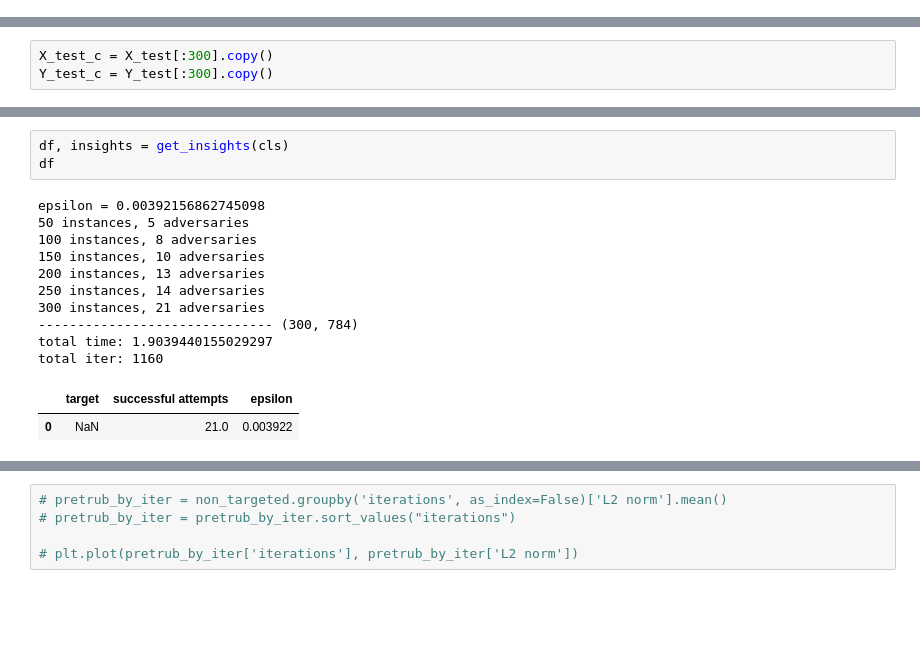
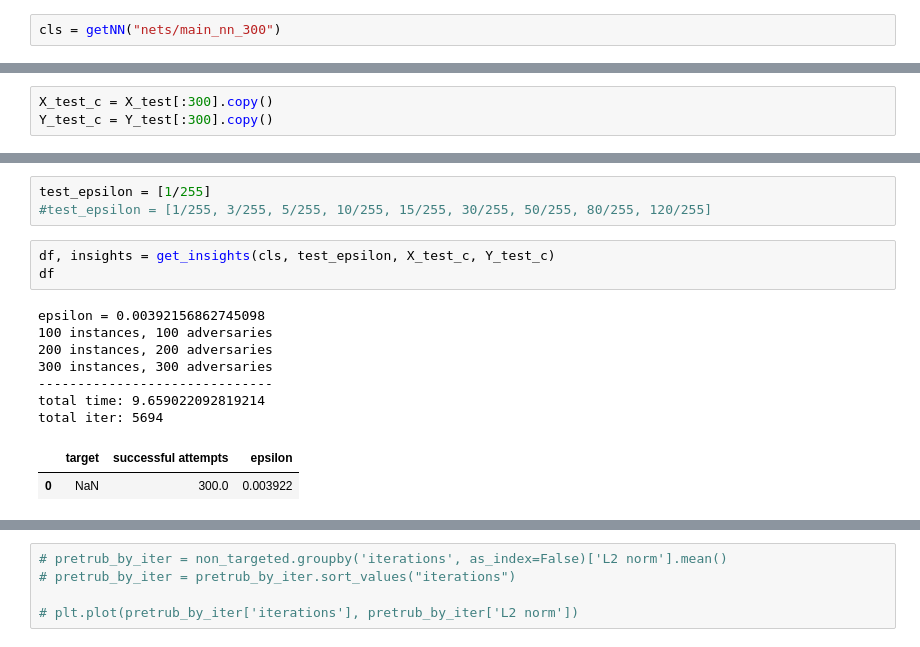
Before and after one commit to BohdanBuhrii/Defending-DNN-against-attacks, a Jupyter notebook: Program/Non-targeted attack compare.ipynb, the cells around one changed output, grey strips where cells are left out. Saved outputs shown, nothing was run; the diff lists cells and outputs as text; blank space fills up the shorter version.

```diff
--- a/Program/Non-targeted attack compare.ipynb
+++ b/Program/Non-targeted attack compare.ipynb
@@ -35,0 +27,2 @@ cls_dist.parameters = read_from_json("nets/distilled_nn_300")
+# %%
+cls = getNN("nets/main_nn_300")
@@ -119,19 +35,19 @@ def get_insights(classifier, X_test_c=X_test_c, Y_test_c=Y_test_c, ignore_not_ad
+# %%
+test_epsilon = [1/255]
+#test_epsilon = [1/255, 3/255, 5/255, 10/255, 15/255, 30/255, 50/255, 80/255, 120/255]
 # %%
-df, insights = get_insights(cls)
+df, insights = get_insights(cls, test_epsilon, X_test_c, Y_test_c)
 df
 # %% [output]
 epsilon = 0.00392156862745098
-50 instances, 5 adversaries
-100 instances, 8 adversaries
-150 instances, 10 adversaries
-200 instances, 13 adversaries
-250 instances, 14 adversaries
-300 instances, 21 adversaries
------------------------------- (300, 784)
-total time: 1.9039440155029297
-total iter: 1160
+100 instances, 100 adversaries
+200 instances, 200 adversaries
+300 instances, 300 adversaries
+------------------------------
+total time: 9.659022092819214
+total iter: 5694
 |  | target | successful attempts | epsilon |
-| 0 | NaN | 21.0 | 0.003922 |
+| 0 | NaN | 300.0 | 0.003922 |
 # %%
 insights.head()
 # %% [output]
```
Also changed, not shown: parts of 26 cells of this notebook, 8 other files.
